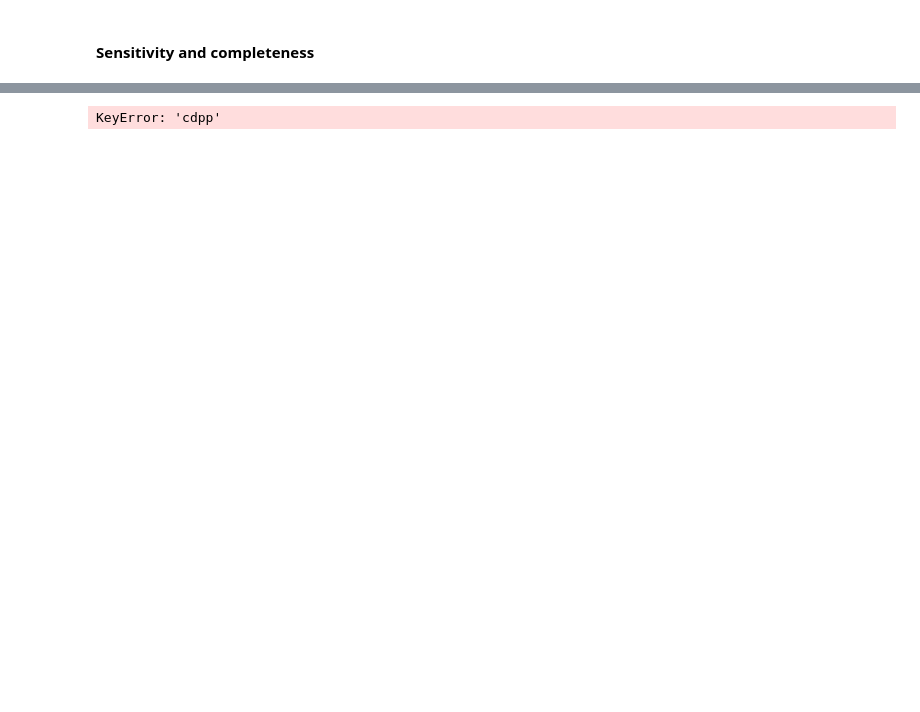
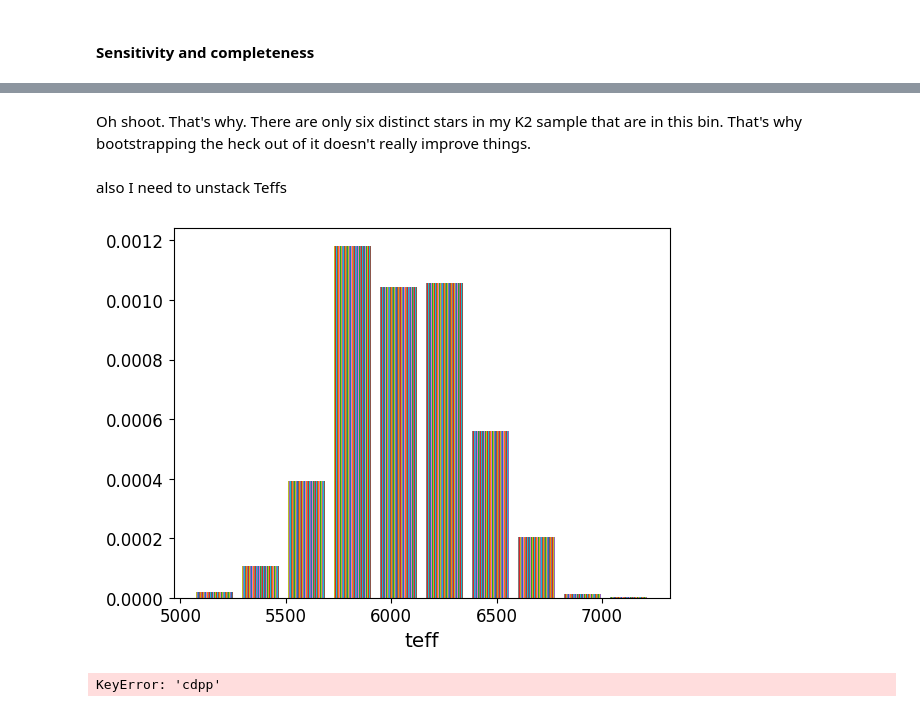
Before and after one commit to exoclam/psps, a Jupyter notebook: k2_planets.ipynb, the cells around one changed output, grey strips where cells are left out. Drawn from its saved outputs; the diff is of its cells as text; code cells hidden in the pictures; blank space fills up the shorter version.

```diff
--- a/k2_planets.ipynb
+++ b/k2_planets.ipynb
@@ -139,3 +104,5 @@ def recovery_fraction(mes, a, k, l):
 k2_stars_bootstrapped = pd.read_csv(path+'data/k2/k2_stars_bootstrapped.csv')
 tri_matched_to_b23_k2 = pd.read_csv(path+'data/k2/tri_matched_to_b23_k2.csv')
 k2_stars_bootstrapped_enriched = pd.read_csv(path+'data/k2/k2_stars_bootstrapped_enriched.csv')
+# oops, I didn't include campaign and baseline info
+k2_stars_bootstrapped_enriched = pd.merge(k2_stars_bootstrapped_enriched, pd.DataFrame(k2_pointings)[['campaign','baseline','logistic_a','logistic_k','logistic_l']], left_on='k2_campaign_str', right_on='campaign', how='left')
@@ -161,12 +171,12 @@ Index(['id_starname', 'iso_teff', 'iso_teff_err1', 'iso_teff_err2', 'iso_logg',
 # %%
 # planet formation history model parameters
-threshold = 12 # cosmic age in Gyr; 13.7 minus stellar age, then round
-frac1 = 0.20 # frac1 must be < frac2 if comparing cosmic ages
-frac2 = 0.95
+threshold = 11 # cosmic age in Gyr; 13.7 minus stellar age, then round
+frac1 = 0.33 # frac1 must be < frac2 if comparing cosmic ages
+frac2 = 0.3
 
-name_thresh = 12
-name_f1 = 20
-name_f2 = 95
+name_thresh = 11
+name_f1 = 33
+name_f2 = 33
 name = 'step_'+str(name_thresh)+'_'+str(name_f1)+'_'+str(name_f2)
 
 pop = Population(k2_stars_bootstrapped_enriched['age'], threshold, frac1, frac2)
@@ -181,9 +191,9 @@ alpha_sn = np.random.normal(-1.5, 0.1)
 # create Star objects, with their planetary systems
 star_data = []
 for i in tqdm(range(len(k2_stars_bootstrapped_enriched))):
-    star = Star(k2_stars_bootstrapped_enriched['age'][i], k2_stars_bootstrapped_enriched['stellar_radius'][i], k2_stars_bootstrapped_enriched['stellar_mass'][i], k2_stars_bootstrapped_enriched['Teff'], k2_stars_bootstrapped_enriched['cdpp'][i], k2_stars_bootstrapped_enriched['height'][i]*1000, alpha_se, alpha_sn, frac_hosts[i], intact_fracs[i])
+    star = Star(k2_stars_bootstrapped_enriched['age'][i], k2_stars_bootstrapped_enriched['stellar_radius'][i], k2_stars_bootstrapped_enriched['stellar_mass'][i], k2_stars_bootstrapped_enriched['Teff'][i], k2_stars_bootstrapped_enriched['cdpp'][i], k2_stars_bootstrapped_enriched['height'][i]*1000, alpha_se, alpha_sn, frac_hosts[i], intact_fracs[i], k2_stars_bootstrapped_enriched['campaign'][i], k2_stars_bootstrapped_enriched['baseline'][i], k2_stars_bootstrapped_enriched['EPIC'][i], k2_stars_bootstrapped_enriched['logistic_a'][i], k2_stars_bootstrapped_enriched['logistic_k'][i], k2_stars_bootstrapped_enriched['logistic_l'][i])
     star_update = {
-        'kepid': star.kepid,
+        'EPIC': star.EPIC,
         'age': star.age,
         'stellar_radius': star.stellar_radius,
         'stellar_mass': star.stellar_mass,
@@ -201,26 +211,17 @@ for i in tqdm(range(len(k2_stars_bootstrapped_enriched))):
         'mutual_incls': star.mutual_incls,
         'eccs': star.eccs,
         'omegas': star.omegas,
-        'planet_radii': star.planet_radii
+        'planet_radii': star.planet_radii,
+        'campaign': star.campaign,
+        'baseline': star.baseline,
+        'logistic_a': star.logistic_a,
+		'logistic_k': star.logistic_k,
+		'logistic_l': star.logistic_l
     }
     star_data.append(star_update)
     pop.add_child(star)
 
 # convert back to DataFrame
-#j = 0
 k2 = pd.DataFrame.from_records(star_data)
 
-"""
-# why are physical occurrences rising at greater heights all of a sudden??
-trilegal_kepler_all['height_bins'] = pd.cut(trilegal_kepler_all['height'], bins = np.logspace(2,3,6), include_lowest=True)
-trilegal_physical_counts = trilegal_kepler_all.groupby(['height_bins'])['kepid'].count()
-print(trilegal_physical_counts)
-print(trilegal_physical_counts['kepid'])
-quit()
-trilegal_physical_counts = trilegal_physical_counts[['height_bins',0]]
-trilegal_physical_counts.columns = ['height_bins', 'height_bin_counts']
-print(np.array(trilegal_physical_counts['height_bin_counts']))
-quit()
-"""
-
 #k2.to_csv(path+'data/k2/planets/'+name+'/'+name+'.csv')
@@ -487 +721,13 @@ NameError: name 'adsfadf' is not defined
+# %% [markdown]
+Oh shoot. That's why. There are only six distinct stars in my K2 sample that are in this bin. That's why bootstrapping the heck out of it doesn't really improve things.
+# %% [markdown]
+also I need to unstack Teffs
+# %%
+plt.hist(berger_k2_planets1['Teff'], density=True, label='1st height bin')
+plt.hist(berger_k2_planets2['Teff'], density=True, label='2nd height bin')
+plt.xlabel('teff')
+plt.legend()
+plt.show()
+# %% [output]
+[figure, added]
 # %%
```
Also changed, not shown: parts of 33 cells of this notebook, 5 other files.
